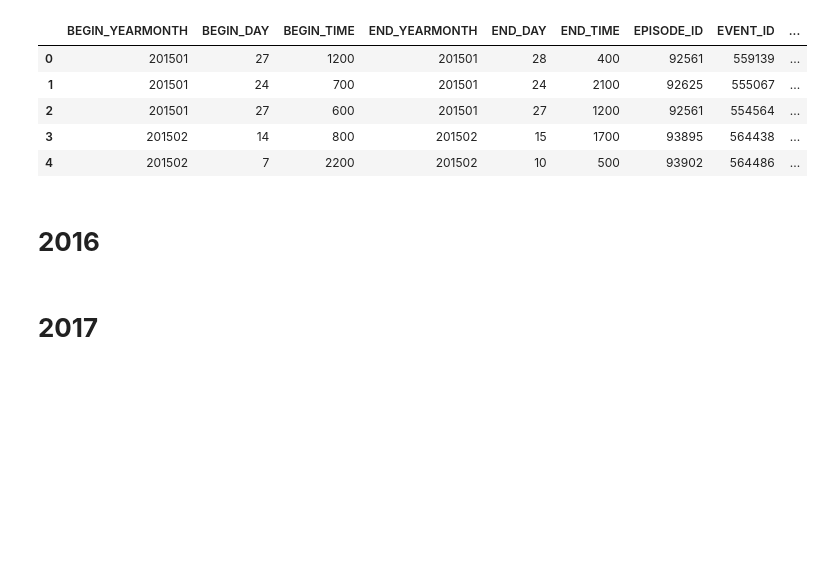
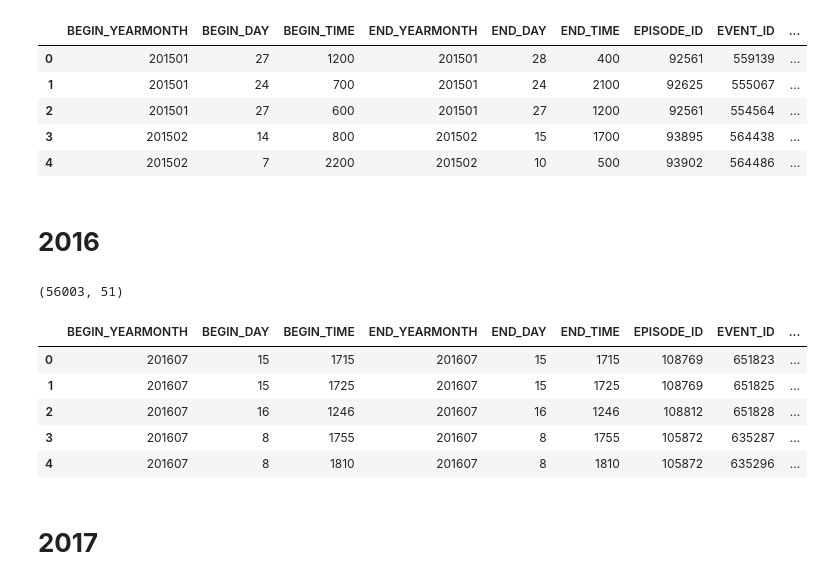
Before and after one commit to lmstephens/Build-Week1, a Jupyter notebook: 2013_2019weather.ipynb, the cells around one changed output. Cells and saved outputs as stored; diff of their text form; code cells hidden in the pictures; blank space fills up the shorter version.

```diff
--- a/2013_2019weather.ipynb
+++ b/2013_2019weather.ipynb
@@ -103,3 +103,20 @@ DAMAGE_PROPERTY_2015 = dfweather_data_2015['DAMAGE_PROPERTY'].replace({'K': '*1e
 dfweather_data_2015['DAMAGE_PROPERTY'] = DAMAGE_PROPERTY_2015
 # %% [markdown]
 # **2016**
+# %%
+Weather_url_2016 = "https://www1.ncdc.noaa.gov/pub/data/swdi/stormevents/csvfiles/StormEvents_details-ftp_v1.0_d2016_c20190817.csv.gz"
+#!curl https://www1.ncdc.noaa.gov/pub/data/swdi/stormevents/csvfiles/StormEvents_details-ftp_v1.0_d2016_c20190817.csv.gz
+# %%
+weather_data_2016 = pd.read_csv(Weather_url_2016)
+weather_data_2016.shape
+# %% [output]
+(56003, 51)
+# %%
+weather_data_2016.head()
+# %% [output]
+|  | BEGIN_YEARMONTH | BEGIN_DAY | BEGIN_TIME | END_YEARMONTH | END_DAY | END_TIME | EPISODE_ID | EVENT_ID | ... |
+| 0 | 201607 | 15 | 1715 | 201607 | 15 | 1715 | 108769 | 651823 | ... |
+| 1 | 201607 | 15 | 1725 | 201607 | 15 | 1725 | 108769 | 651825 | ... |
+| 2 | 201607 | 16 | 1246 | 201607 | 16 | 1246 | 108812 | 651828 | ... |
+| 3 | 201607 | 8 | 1755 | 201607 | 8 | 1755 | 105872 | 635287 | ... |
+| 4 | 201607 | 8 | 1810 | 201607 | 8 | 1810 | 105872 | 635296 | ... |
```
Also changed, not shown: parts of 4 cells of this notebook.
